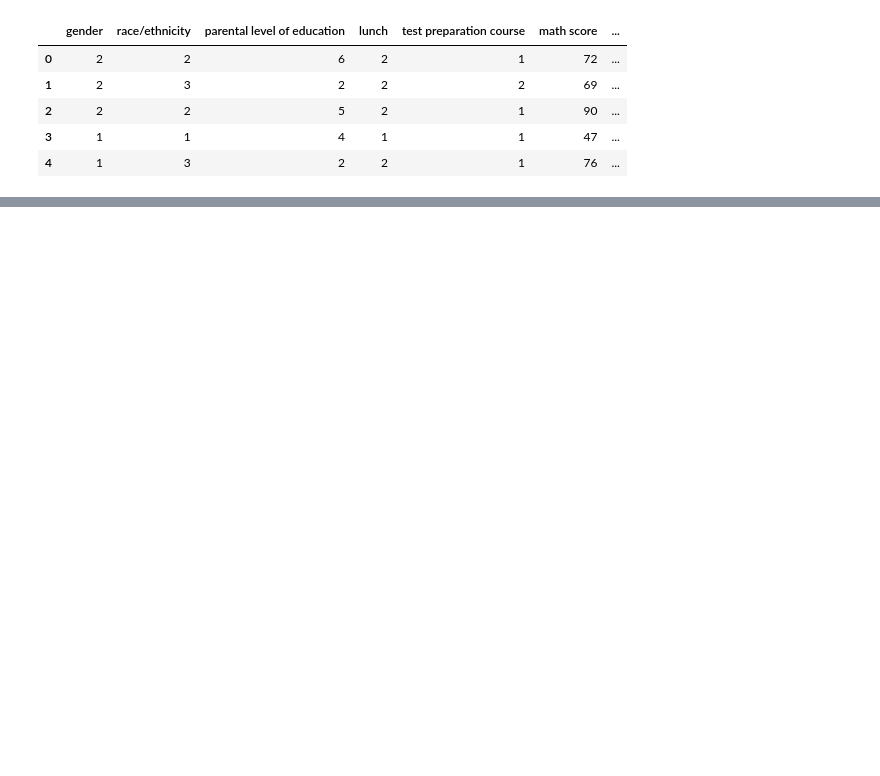
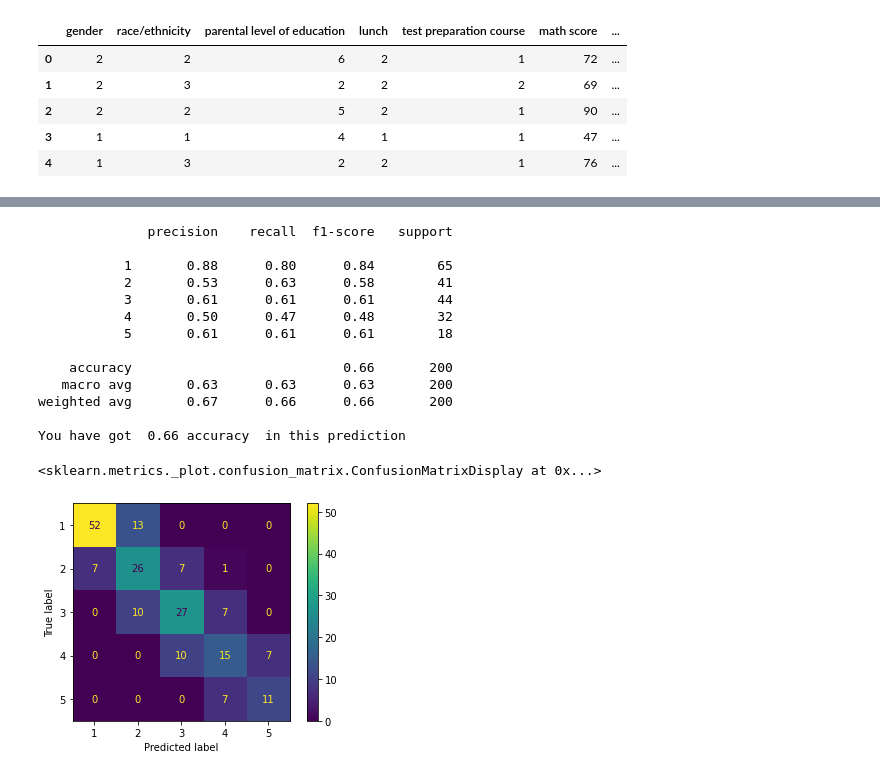
Before and after one commit to 154Nacho/DAA, a Jupyter notebook: students/tp2DAA.ipynb, the cells around one changed output, grey strips where cells are left out. Cells and saved outputs as stored; diff of their text form; code cells hidden in the pictures; blank space fills up the shorter version.

```diff
--- a/students/tp2DAA.ipynb
+++ b/students/tp2DAA.ipynb
@@ -199,0 +212,10 @@ training.head()
+# %%
+# Using the Decision Tree Classifier Regression method
+
+from sklearn.tree import DecisionTreeClassifier
+
+treemodel = DecisionTreeClassifier()
+treemodel.fit(X_train,y_train)
+
+predictions = treemodel.predict(X_test)
+predictions
@@ -199,0 +233,27 @@ training.head()
+# %%
+from sklearn.metrics import classification_report, plot_confusion_matrix, accuracy_score, confusion_matrix, ConfusionMatrixDisplay
+
+# Printing the results
+print(classification_report(y_test,predictions))
+print("You have got \033[1m %0.2f accuracy \033[0m in this prediction" % accuracy_score(y_test,predictions))
+
+#Printing the ConfusionMatrix
+cm = confusion_matrix(y_test, predictions, labels=treemodel.classes_)
+disp = ConfusionMatrixDisplay (confusion_matrix=cm, display_labels=treemodel.classes_)
+disp.plot()
+# %% [output]
+              precision    recall  f1-score   support
+
+           1       0.88      0.80      0.84        65
+           2       0.53      0.63      0.58        41
+           3       0.61      0.61      0.61        44
+           4       0.50      0.47      0.48        32
+           5       0.61      0.61      0.61        18
+
+    accuracy                           0.66       200
+   macro avg       0.63      0.63      0.63       200
+weighted avg       0.67      0.66      0.66       200
+
+You have got  0.66 accuracy  in this prediction
+<sklearn.metrics._plot.confusion_matrix.ConfusionMatrixDisplay at 0x...>
+[figure, added]
```
Also changed, not shown: parts of 32 cells of this notebook, 1 other file.
